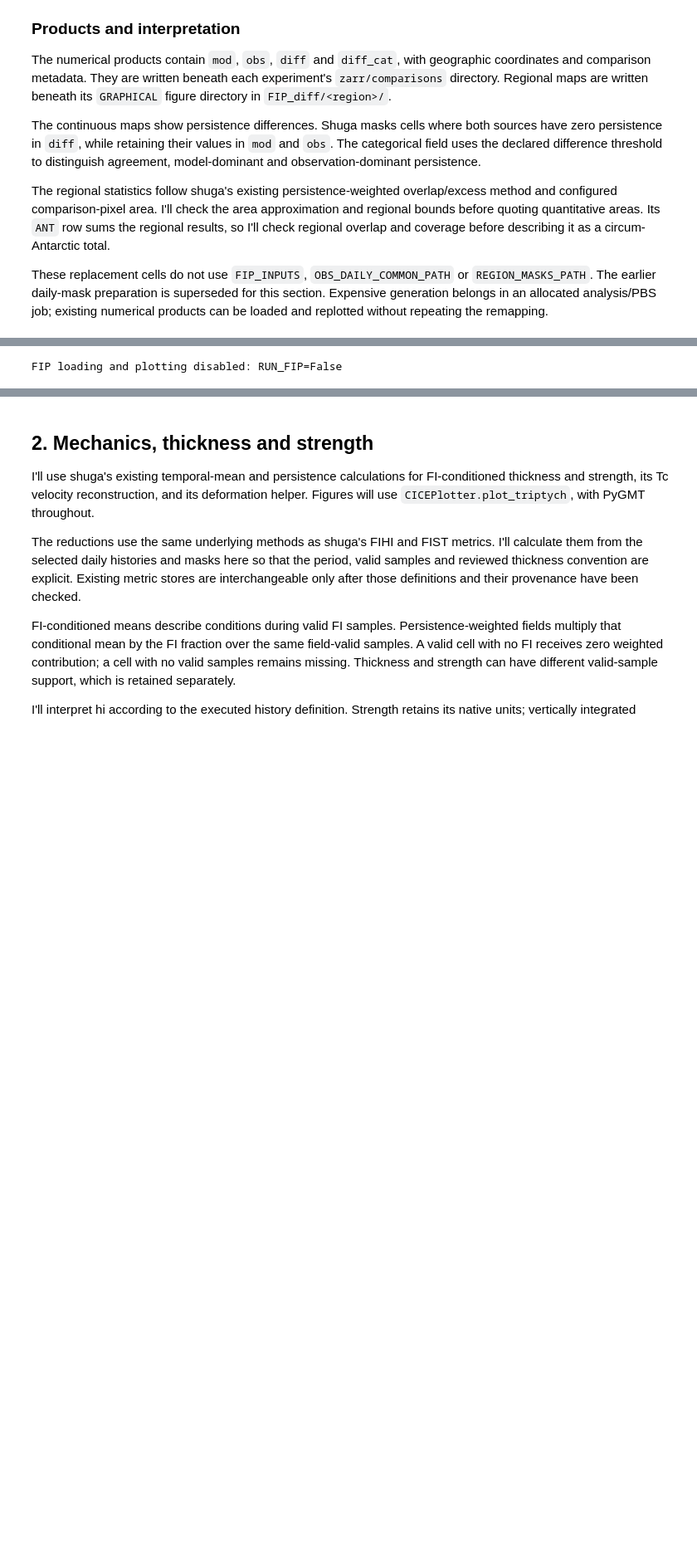
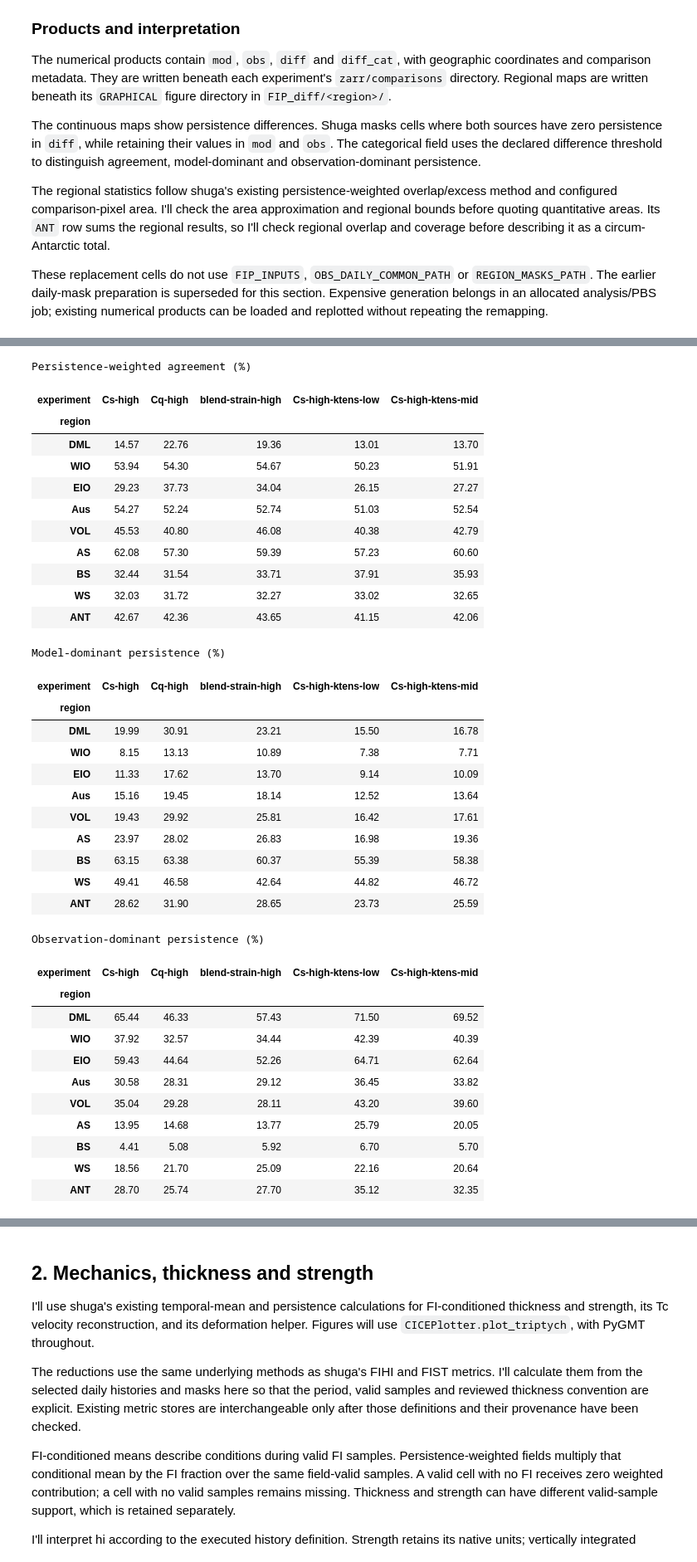
Before and after one commit to dpath2o/CICE_free-slip, a Jupyter notebook: notebooks/LD-performance.ipynb, the cells around one changed output, grey strips where cells are left out. Shown at 83% size. Cells and saved outputs as stored; diff of their text form; code cells hidden in the pictures; blank space fills up the shorter version.

```diff
--- a/notebooks/LD-performance.ipynb
+++ b/notebooks/LD-performance.ipynb
@@ -56,7 +56,7 @@ manifest         = wf.expected_experiments()
 EXPERIMENTS      = manifest.experiment.tolist()
 FAMILIES         = {family: part.experiment.tolist() for family, part in manifest.groupby('family', sort=False)}
 REFERENCE        = 'no-slip-LFI-match'
-PRIMARY          = ['no-slip-LFI-match','free-slip-no-drag','Cs-high','Cq-high']
+PRIMARY          = ['no-slip-LFI-match','free-slip-no-drag','Cs-high','Cq-high','blend-strain-high']
 TENSILE_CASES    = ['Cs-high-ktens-zero','Cs-high-ktens-low','Cs-high-ktens-mid','Cs-high']
 DIAGNOSTIC_CASES = list(dict.fromkeys(PRIMARY+TENSILE_CASES))
 PAIRS            = {'boundary_only'            : ('free-slip-no-drag', 'no-slip-LFI-match'),
@@ -197,7 +197,7 @@ I'll keep `RECOMPUTE_MECHANICS=True` after changing source data or definitions.
 After changing these settings, I'll restart and run from the top to avoid mixing old datasets with new settings. Expensive remapping and reductions belong in an allocated analysis/PBS job. These switches do not submit jobs or alter model inputs.
 # %%
 # Analysis stages: enable the diagnostics needed for the current comparison.
-RUN_FIP                       = False  # Compute common-support FIP skill and paired difference panels.
+RUN_FIP                       = True  # Compute common-support FIP skill and paired difference panels.
 RUN_MECHANICS                 = False  # Reduce FI thickness, deformation, strength and T-grid speed.
 RUN_STRESS                    = False  # Summarise actual lateral-drag stresses at E/N velocity faces.
 RUN_PACK                      = False  # Compare fixed-domain/pack properties and total SIA/SIV.
@@ -233,9 +233,23 @@ MAP_PAIRS = {"boundary_only"  : PAIRS["boundary_only"],   # Free-slip minus matc
              "tensile_term"   : PAIRS["tensile_term"]}    # Cs-high minus Cs-high-ktens-zero.
 
 # Optional preparation: remap daily masks before calculating persistence.
-RUN_PREPARE_FIP               = False  # Build common-grid inputs in monthly batches; populate FIP_INPUTS.
-OBS_DAILY_COMMON_PATH          = None   # EPSG:3031 obs_mask(time,y,x), area [m²], x/y [m], source/support attrs.
+RUN_PREPARE_FIP               = True   # Build common-grid inputs in monthly batches; populate FIP_INPUTS.
+OBS_DAILY_COMMON_PATH         = None   # EPSG:3031 obs_mask(time,y,x), area [m²], x/y [m], source/support attrs.
 FIP_REMAP_VERIFIED            = False  # Confirm projection, coordinates, remapping and missing-data treatment.
 FIP_PIXEL_SIZE_M              = 5000   # Target projected spacing [m]; must match the observation grid.
 FIP_RADIUS_M                  = 10000  # Maximum nearest-neighbour search distance [m].
-CICE_LONGITUDE_SHIFT_DEG       = 0.0    # Additive longitude correction [degrees]; requires coordinate evidence.
+CICE_LONGITUDE_SHIFT_DEG      = 0.0    # Additive longitude correction [degrees]; requires coordinate evidence.
+# %%
+# Temporary analysis selection while the three new integrations finish.
+PENDING_EXPERIMENTS = {"free-slip-no-drag", "Cs-high-ktens-zero", "no-slip-LFI-match"}
+DIAGNOSTIC_CASES    = [name for name in DIAGNOSTIC_CASES if name not in PENDING_EXPERIMENTS]
+PRIMARY             = [name for name in PRIMARY if name not in PENDING_EXPERIMENTS]
+TENSILE_CASES       = [name for name in TENSILE_CASES if name not in PENDING_EXPERIMENTS]
+# Defer comparisons requiring either member of a pending pair.
+MAP_PAIRS           = {label: pair for label, pair in MAP_PAIRS.items() if not any(name in PENDING_EXPERIMENTS for name in pair)}
+provenance["pending_experiments"]     = sorted(PENDING_EXPERIMENTS)
+provenance["active_diagnostic_cases"] = DIAGNOSTIC_CASES
+SIGNATURE                             = wf.signature(provenance)
+print("Analysing:", DIAGNOSTIC_CASES)
+print("Pending:", sorted(PENDING_EXPERIMENTS))
+print("Available matched comparisons:", MAP_PAIRS)
@@ -299,8 +317,7 @@ for name in FIP_CASES:
     ctx   = contexts(name)
     paths = ctx["pth_cfg"]
     # Same numerical location and filename convention as FIP_differencing.py.
-    out_store = (paths.zarr_root / "comparisons" /
-                 (f"FIPdiff_{name}_minus_AF2020_{METHOD}_{CFG['grid_type']}_{OBS_START}_{OBS_END}.zarr"))
+    out_store = (paths.zarr_root / "comparisons" / (f"FIPdiff_{name}_minus_AF2020_{METHOD}_{CFG['grid_type']}_{OBS_START}_{OBS_END}.zarr"))
     FIP_PRODUCTS[name] = {"store"     : out_store,
                           "stats"     : out_store.with_suffix(".regional_stats.csv"),
                           "plot_root" : paths.figure_root() / "FIP_diff"}
@@ -339,10 +356,8 @@ if RUN_PREPARE_FIP:
                    "--category-threshold"   , str(FIP_CATEGORY_THRESHOLD),
                    "--out-store"            , str(product["store"]),
                    "--stats-csv"            , str(product["stats"])]
-
         if FIP_OVERWRITE:
             command.append("--overwrite")
-
         # Numerics here; the third cell calls the existing PyGMT plotter.
         print(f"\nGenerating shuga FIP differences: {name}", flush=True)
         subprocess.run(command, cwd = FIP_SCRIPT.parent, env = fip_env, check = True)
@@ -383,35 +408,81 @@ if RUN_FIP:
                 if str(source.attrs.get(key)) != str(expected):
                     raise ValueError(f"{name}: {key} differs from the current settings. "
                                      "Review the existing product before regenerating.")
             for key, expected in expected_numeric.items():
                 actual = source.attrs.get(key)
                 if actual is None or not np.isclose(float(actual), float(expected)):
                     raise ValueError(f"{name}: {key} differs from the current settings.")
             if not np.isclose(float(source.diff_cat.attrs.get("category_threshold", np.nan)), FIP_CATEGORY_THRESHOLD):
                 raise ValueError(f"{name}: difference-category threshold changed")
             # These are reduced 2-D fields, not daily histories.
             dataset = source[["mod", "obs", "diff", "diff_cat"]].load()
         for variable in ("mod", "obs"):
             values = dataset[variable]
             if not bool(np.isfinite(values).any()):
                 raise ValueError(f"{name}: {variable} has no finite persistence values")
             if bool(((values < 0) | (values > 1)).any()):
                 raise ValueError(f"{name}: {variable} must be a 0–1 fraction, not percent")
         FIP_DATA[name] = dataset
         # Same regional statistics helper and options as the shuga script.
         table = compute_fipdiff_stats_weighted(dataset, pixel_size_m = float(FIP_PIXEL_SIZE_M), threecat_percent_only = False)
         table.to_csv(product["stats"])
         table = table.rename_axis("region").reset_index()
         table.insert(0, "experiment", name)
         tables.append(table)
         register(path, "shuga FIP differences", [name], (OBS_START, OBS_END),"Standard shuga workflow; fractions; model minus AF2020")
         register(product["stats"], "shuga persistence-weighted regional statistics", [name],(OBS_START, OBS_END))
     FIP_STATS = pd.concat(tables, ignore_index = True)
-    display(FIP_STATS)
+    # Each experiment–region combination should occur exactly once.
+    if FIP_STATS.duplicated(["experiment", "region"]).any():
+        raise ValueError("Duplicate experiment–region rows in FIP_STATS")
+    region_order     = [region for region in list(REGIONS) + ["ANT"] if region in FIP_STATS.region.unique()]
+    experiment_order = [name for name in FIP_CASES if name in FIP_STATS.experiment.unique()]
+    # One compact table per statistic: regions down, experiments across.
+    for column, title in {"pct_agreement"            : "Persistence-weighted agreement (%)",
+                          "pct_model_dominant"       : "Model-dominant persistence (%)",
+                          "pct_observation_dominant" : "Observation-dominant persistence (%)"}.items():
+        print(title)
+        table = (FIP_STATS.pivot(index = "region", columns = "experiment", values = column).reindex(index = region_order, columns = experiment_order))
+        display(table.style.format("{:.2f}"))
 else:
     print("FIP loading and plotting disabled: RUN_FIP=False")
 # %% [output]
-FIP loading and plotting disabled: RUN_FIP=False
+Persistence-weighted agreement (%)
+| experiment | Cs-high | Cq-high | blend-strain-high | Cs-high-ktens-low | Cs-high-ktens-mid |
+| region |  |  |  |  |  |
+| DML | 14.57 | 22.76 | 19.36 | 13.01 | 13.70 |
+| WIO | 53.94 | 54.30 | 54.67 | 50.23 | 51.91 |
+| EIO | 29.23 | 37.73 | 34.04 | 26.15 | 27.27 |
+| Aus | 54.27 | 52.24 | 52.74 | 51.03 | 52.54 |
+| VOL | 45.53 | 40.80 | 46.08 | 40.38 | 42.79 |
+| AS | 62.08 | 57.30 | 59.39 | 57.23 | 60.60 |
+| BS | 32.44 | 31.54 | 33.71 | 37.91 | 35.93 |
+| WS | 32.03 | 31.72 | 32.27 | 33.02 | 32.65 |
+| ANT | 42.67 | 42.36 | 43.65 | 41.15 | 42.06 |
+Model-dominant persistence (%)
+| experiment | Cs-high | Cq-high | blend-strain-high | Cs-high-ktens-low | Cs-high-ktens-mid |
+| region |  |  |  |  |  |
+| DML | 19.99 | 30.91 | 23.21 | 15.50 | 16.78 |
+| WIO | 8.15 | 13.13 | 10.89 | 7.38 | 7.71 |
+| EIO | 11.33 | 17.62 | 13.70 | 9.14 | 10.09 |
+| Aus | 15.16 | 19.45 | 18.14 | 12.52 | 13.64 |
+| VOL | 19.43 | 29.92 | 25.81 | 16.42 | 17.61 |
+| AS | 23.97 | 28.02 | 26.83 | 16.98 | 19.36 |
+| BS | 63.15 | 63.38 | 60.37 | 55.39 | 58.38 |
+| WS | 49.41 | 46.58 | 42.64 | 44.82 | 46.72 |
+| ANT | 28.62 | 31.90 | 28.65 | 23.73 | 25.59 |
+Observation-dominant persistence (%)
+| experiment | Cs-high | Cq-high | blend-strain-high | Cs-high-ktens-low | Cs-high-ktens-mid |
+| region |  |  |  |  |  |
+| DML | 65.44 | 46.33 | 57.43 | 71.50 | 69.52 |
+| WIO | 37.92 | 32.57 | 34.44 | 42.39 | 40.39 |
+| EIO | 59.43 | 44.64 | 52.26 | 64.71 | 62.64 |
+| Aus | 30.58 | 28.31 | 29.12 | 36.45 | 33.82 |
+| VOL | 35.04 | 29.28 | 28.11 | 43.20 | 39.60 |
+| AS | 13.95 | 14.68 | 13.77 | 25.79 | 20.05 |
+| BS | 4.41 | 5.08 | 5.92 | 6.70 | 5.70 |
+| WS | 18.56 | 21.70 | 25.09 | 22.16 | 20.64 |
+| ANT | 28.70 | 25.74 | 27.70 | 35.12 | 32.35 |
 # %%
 from shuga.plotting.cice import CICEPlotter
 from IPython.display import Image, display
```
Also changed, not shown: parts of 8 cells of this notebook, 27 other files.
